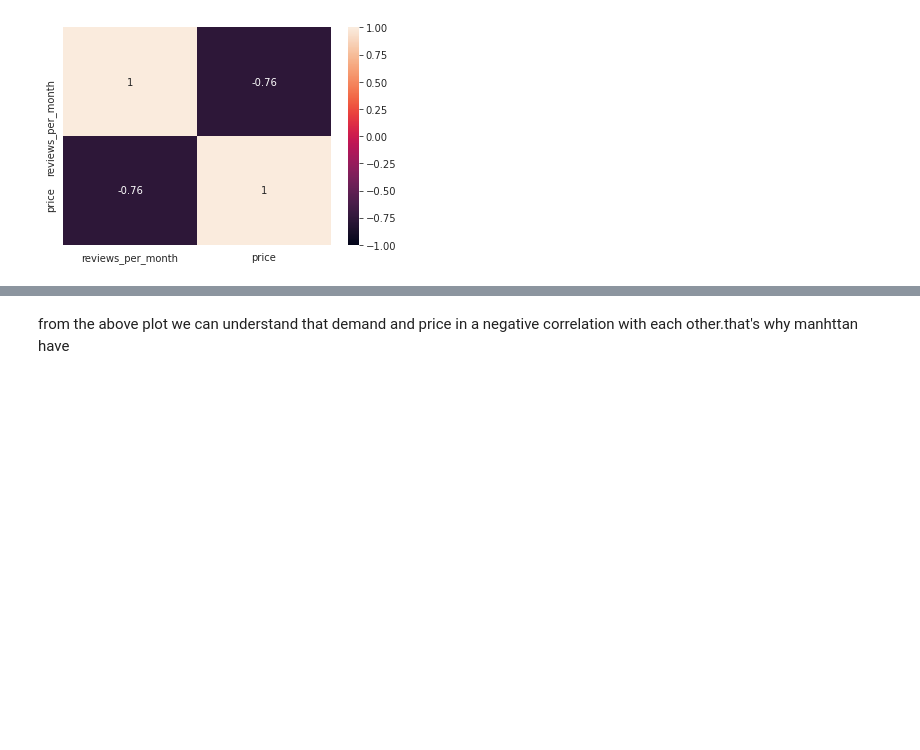
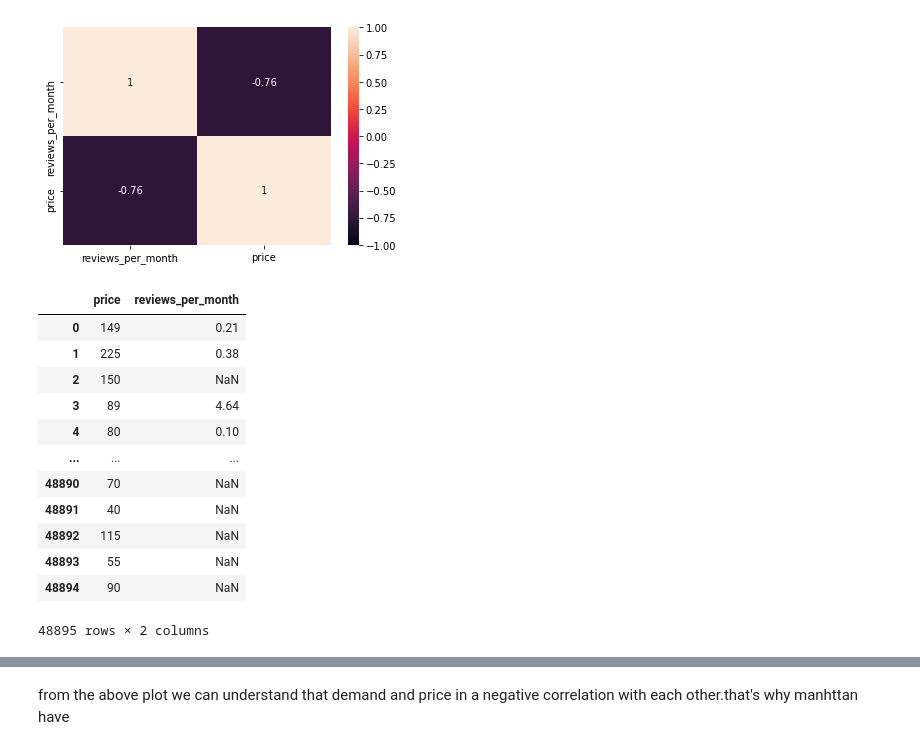
Before and after one commit to Creatrohit9/AIRBNB-PROJECT-1-CAPSTON, a Jupyter notebook: MD1WK4ROHIT_Airbnb_Bookings_Analysis_Capstone_Project.ipynb, the cells around one changed output, grey strips where cells are left out. Saved outputs shown, nothing was run; the diff lists cells and outputs as text; code cells hidden in the pictures; blank space fills up the shorter version.

```diff
--- a/MD1WK4ROHIT_Airbnb_Bookings_Analysis_Capstone_Project.ipynb
+++ b/MD1WK4ROHIT_Airbnb_Bookings_Analysis_Capstone_Project.ipynb
@@ -272,3 +272,20 @@ sns.heatmap(niegh_group_traffic_relation.corr(),vmin=-1,annot=True)
 # %% [output]
 <matplotlib.axes._subplots.AxesSubplot at 0x...>
 [figure]
+# %%
+price_per_review=airbnb_df[['price','reviews_per_month']]
+price_per_review
+# %% [output]
+|  | price | reviews_per_month |
+| 0 | 149 | 0.21 |
+| 1 | 225 | 0.38 |
+| 2 | 150 | NaN |
+| 3 | 89 | 4.64 |
+| 4 | 80 | 0.10 |
+| ... | ... | ... |
+| 48890 | 70 | NaN |
+| 48891 | 40 | NaN |
+| 48892 | 115 | NaN |
+| 48893 | 55 | NaN |
+| 48894 | 90 | NaN |
+48895 rows × 2 columns
```
Also changed, not shown: parts of 8 cells of this notebook.
